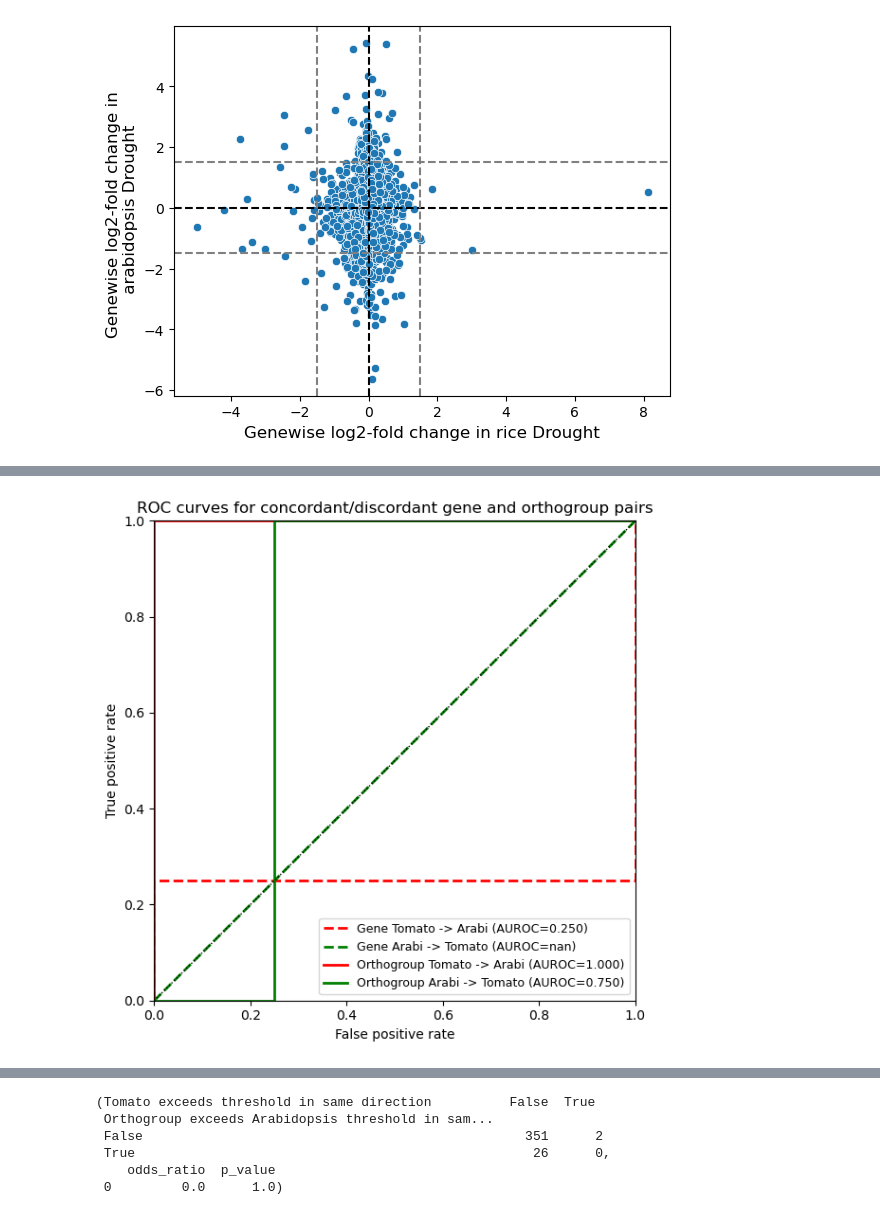
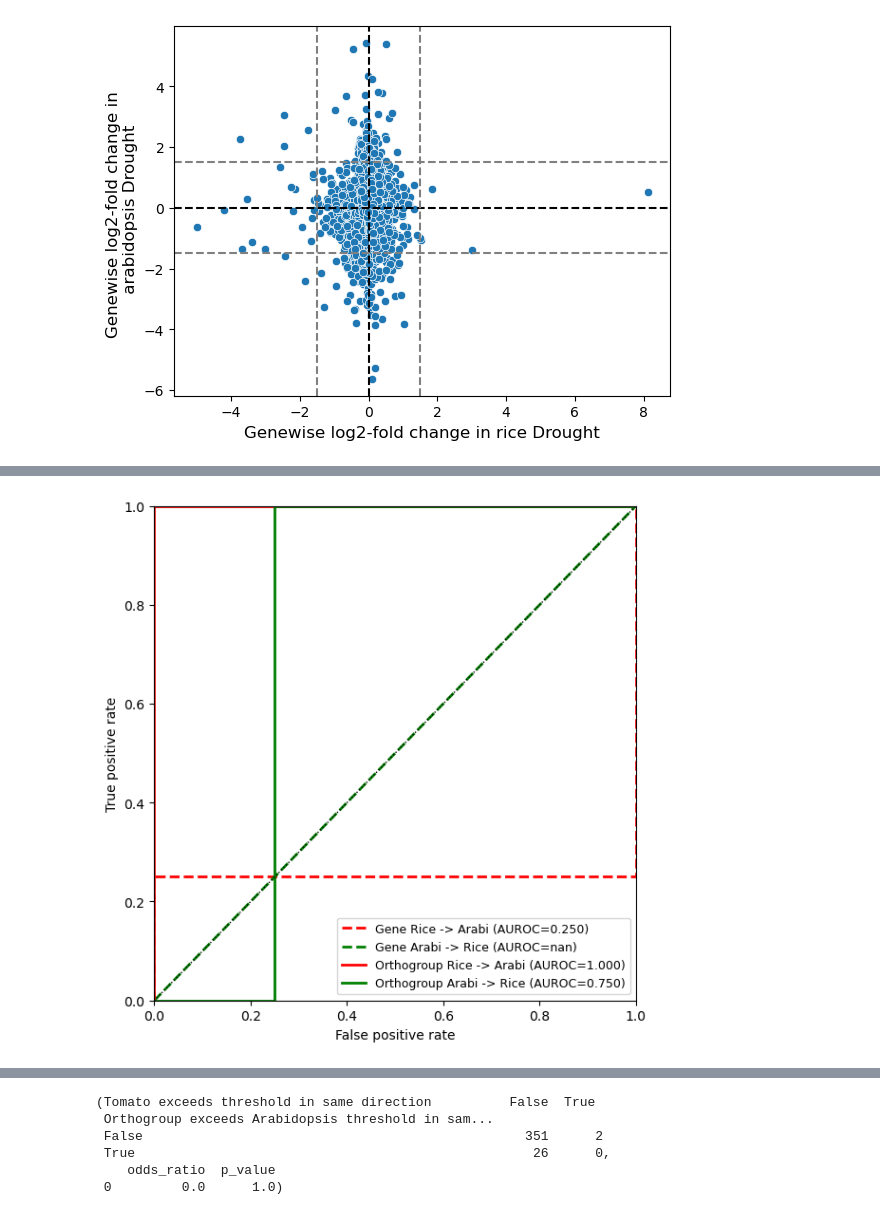
Before and after one commit to gillislab/Family_level_coexpression, a Jupyter notebook: Review_expts/add_auroc_and_odds_ratio/gene_vs_ortho_comparison__rice_arabi_cold_auroc.ipynb, the cells around one changed output, grey strips where cells are left out. Drawn from its saved outputs; the diff is of its cells as text; code cells hidden in the pictures.

```diff
--- a/Review_expts/add_auroc_and_odds_ratio/gene_vs_ortho_comparison__rice_arabi_cold_auroc.ipynb
+++ b/Review_expts/add_auroc_and_odds_ratio/gene_vs_ortho_comparison__rice_arabi_cold_auroc.ipynb
@@ -639,36 +637,41 @@ plot_linestyles = {
 }
 
 plt.figure(figsize=(6, 6))
 for _, summary_row in bidirectional_auroc_summary.iterrows():
     curve_subset = bidirectional_roc_curves.loc[
         (bidirectional_roc_curves["pair_type"] == summary_row["pair_type"])
         & (
             bidirectional_roc_curves["prediction_direction"]
             == summary_row["prediction_direction"]
         )
     ]
+    display_prediction_direction = (
+        summary_row["prediction_direction"]
+        .replace("Tomato", "Rice")
+        .replace("Arabi", "Arabi")
+    )
     plt.plot(
         curve_subset["fpr"],
         curve_subset["tpr"],
         color=plot_colors[summary_row["prediction_direction"]],
         linestyle=plot_linestyles[summary_row["pair_type"]],
         linewidth=2,
         label=(
-            f"{summary_row['pair_type']} {summary_row['prediction_direction']} "
+            f"{summary_row['pair_type']} {display_prediction_direction} "
             f"(AUROC={summary_row['auroc']:.3f})"
         ),
     )
 
 plt.plot([0, 1], [0, 1], color="black", linestyle=":", linewidth=1)
 plt.xlim(0, 1)
 plt.ylim(0, 1)
 plt.xlabel("False positive rate")
 plt.ylabel("True positive rate")
-plt.title("ROC curves for concordant/discordant gene and orthogroup pairs")
+#plt.title("ROC curves for concordant/discordant gene and orthogroup pairs")
 plt.legend(loc="lower right", fontsize=9)
 plt.tight_layout()
 # %% [output]
-[figure, old version]
+[figure, new version]
 # %%
 def get_ncbi_clean_og2gene_for_species(
     species_1, og2genes_only_cococonet, ncbi_mapping
```
Also changed, not shown: parts of 4 cells of this notebook, 5 other files.
